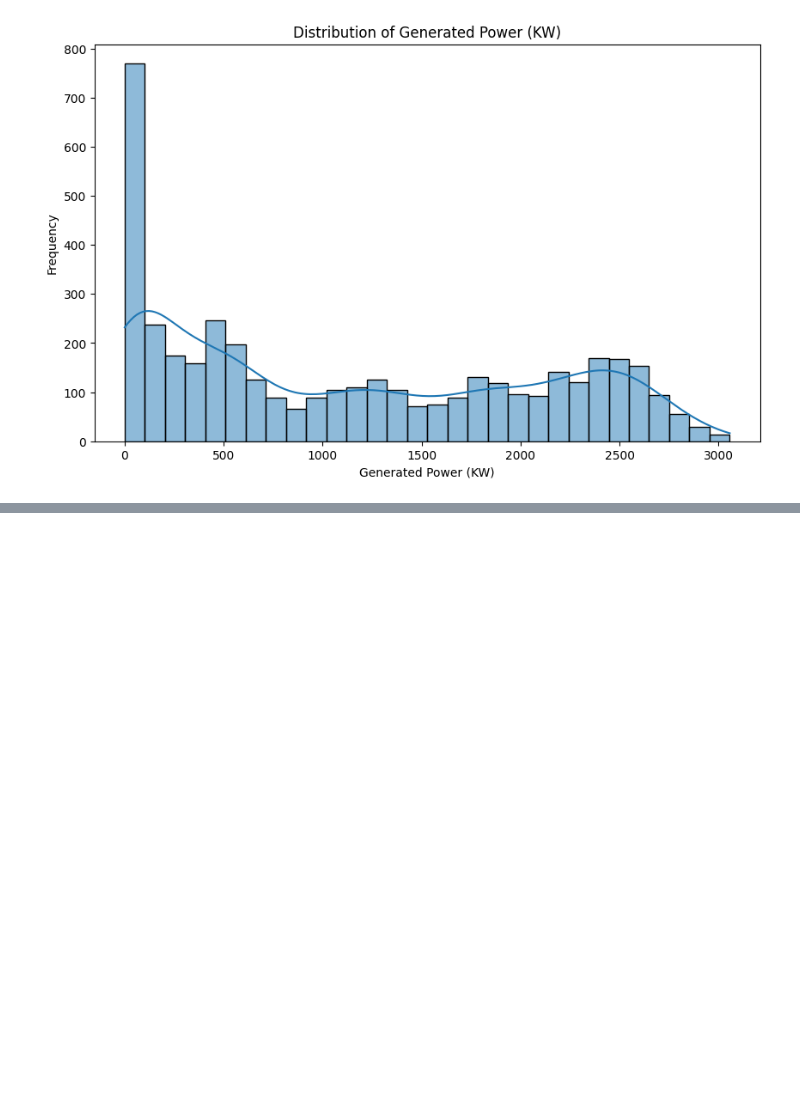
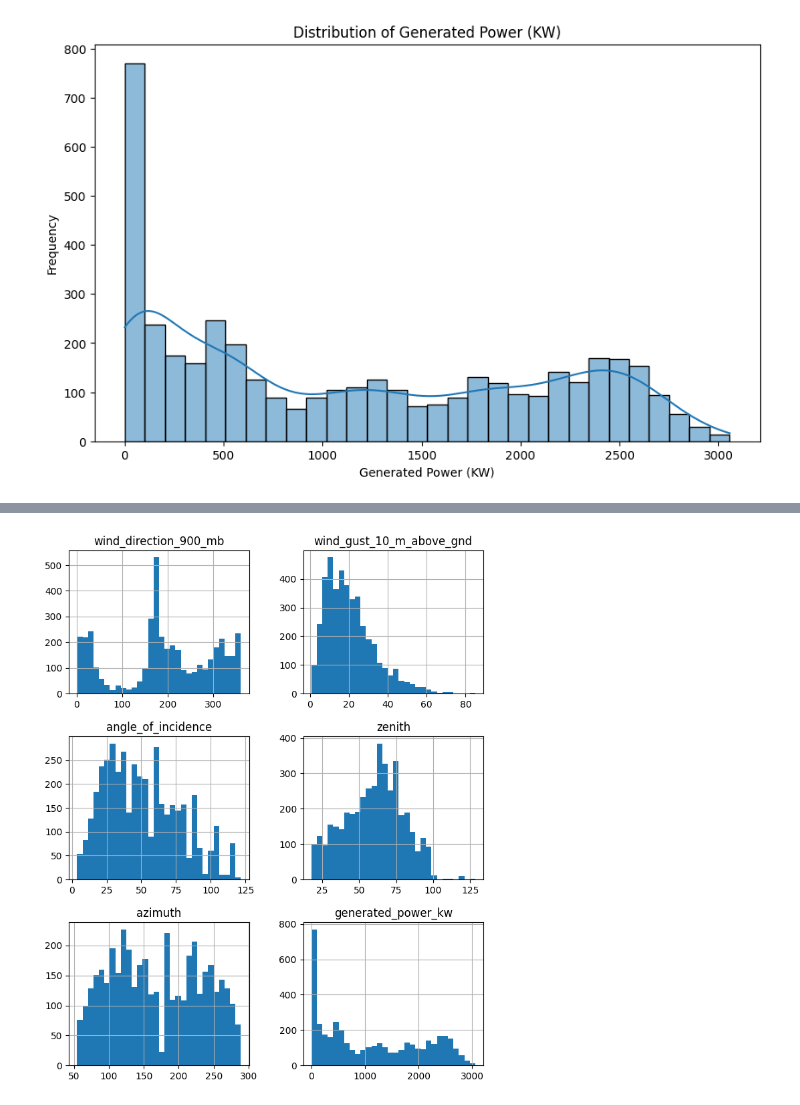
Before and after one commit to bhanushankarseethini/Enter-Week-1, a Jupyter notebook: solarpower.ipynb, the cells around one changed output, grey strips where cells are left out. Saved outputs shown, nothing was run; the diff lists cells and outputs as text; code cells hidden in the pictures; blank space fills up the shorter version.

```diff
--- a/solarpower.ipynb
+++ b/solarpower.ipynb
@@ -272,0 +257,5 @@ plt.show()
+# %%
+df[df.columns[15:21]].hist(bins=30, figsize=(8,10))
+plt.show()
+# %% [output]
+[figure, added]
```
Also changed, not shown: parts of 20 cells of this notebook.
